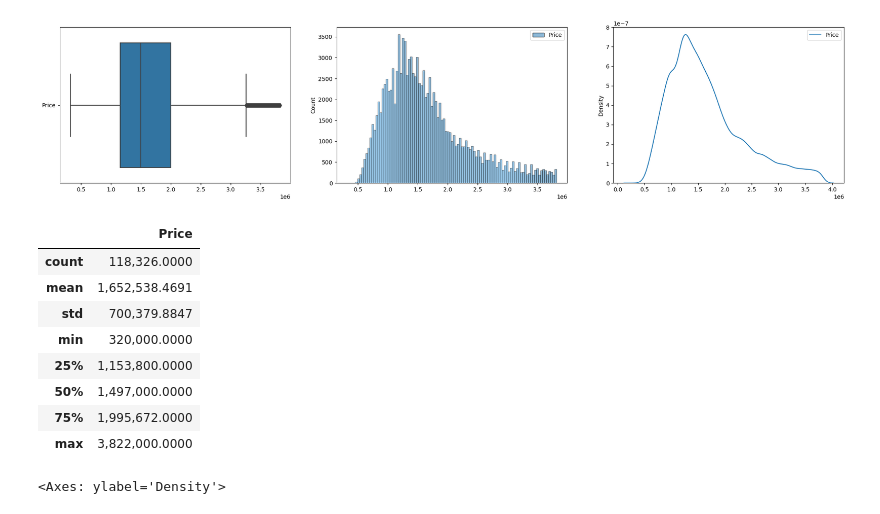
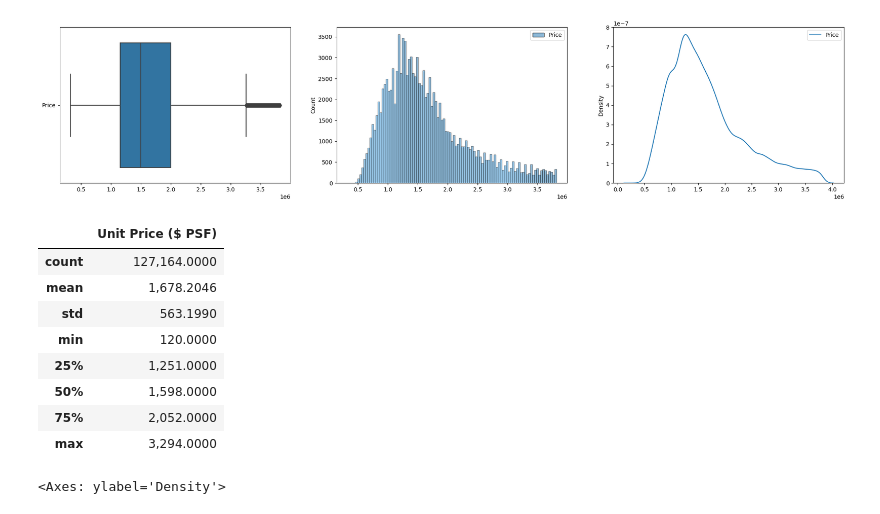
Before and after one commit to feliciahxy/SC1015-DSAI-project, a Jupyter notebook: EDA/EDA.ipynb, the cells around one changed output. Saved outputs shown, nothing was run; the diff lists cells and outputs as text; code cells hidden in the pictures.

```diff
--- a/EDA/EDA.ipynb
+++ b/EDA/EDA.ipynb
@@ -65,17 +60,17 @@ sb.kdeplot(data = removeoutlier(unitprice), ax = axes[2])
 # %%
 # Summary statistics of Price Per Square Foot
 psf = pd.DataFrame(df['Unit Price ($ PSF)'])
-removeoutlier(unitprice).describe()
+removeoutlier(psf).describe()
 # %% [output]
-|  | Price |
-| count | 118,326.0000 |
-| mean | 1,652,538.4691 |
-| std | 700,379.8847 |
-| min | 320,000.0000 |
-| 25% | 1,153,800.0000 |
-| 50% | 1,497,000.0000 |
-| 75% | 1,995,672.0000 |
-| max | 3,822,000.0000 |
+|  | Unit Price ($ PSF) |
+| count | 127,164.0000 |
+| mean | 1,678.2046 |
+| std | 563.1990 |
+| min | 120.0000 |
+| 25% | 1,251.0000 |
+| 50% | 1,598.0000 |
+| 75% | 2,052.0000 |
+| max | 3,294.0000 |
 # %%
 # Plot the basic uni-variate figures for Price Per Square Foot
 f, axes = plt.subplots(1, 3, figsize=(25, 5))
```
Also changed, not shown: parts of 13 cells of this notebook, 4 other files.
